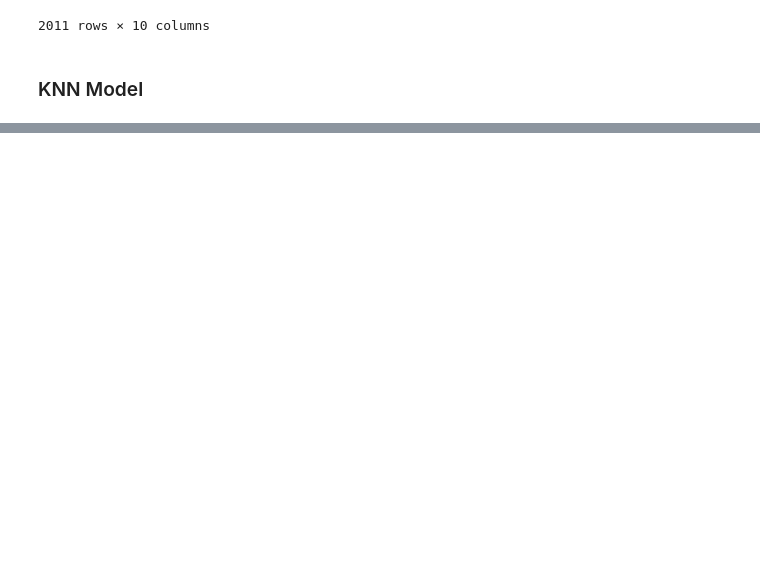
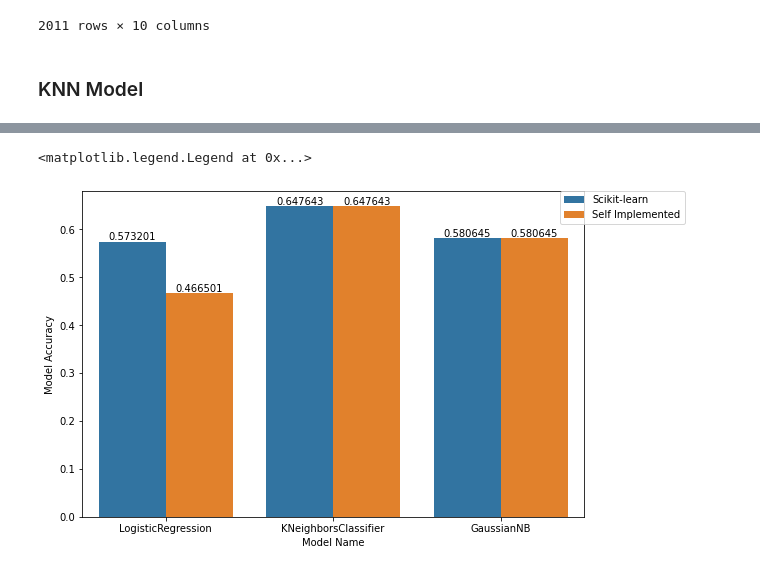
Before and after one commit to asmitasharmaa/KDD-Water_Potability_Project, a Jupyter notebook: KDD Project/water_potability_prediction.ipynb, the cells around one changed output, grey strips where cells are left out. Saved outputs shown, nothing was run; the diff lists cells and outputs as text; code cells hidden in the pictures; blank space fills up the shorter version.

```diff
--- a/KDD Project/water_potability_prediction.ipynb
+++ b/KDD Project/water_potability_prediction.ipynb
@@ -240,27 +294,0 @@ print(X_test)
-# %%
-
-# count = 2
-# for i in X_test:
-#     #print(i)
-#     prediction = predict_classification(data, i, 3)
-#     pred.append(prediction)
-#     count+=1
-
-
-for c in range(1, 11):
-    pred = []
-    for i in X_test:
-        prediction = predict_classification(data, i, c)
-        pred.append(prediction)
-
-    a = accuracy_score(y_test, pred)
-    print("Accuracy " + str(c), a)
-
-
-
-# train = [6.20969744e+00 1.69318505e+02 2.26107687e+04 4.87541388e+00
-#  3.27379938e+02 5.49276728e+02 1.70151180e+01 5.15055083e+01
-#  3.89376683e+00 0.00000000e+00]
-
-# test = [ 0.47944551  0.8667033   0.16253223 -0.77312264 -0.80833674 -0.47067121
-#  -0.28994207 -1.46600093 -1.89812298]
@@ -277,0 +295,10 @@ Accuracy 10 0.5905707196029777
+# %%
+model_results = []
+for i in range(3):
+    model_results.append([results_acc[i], result_name[i], "Self Implemented"])
+# %%
+res["Type"] = "Scikit-learn"
+for i in model_results:
+    res.loc[len(res) + 1] = i
+
+res
@@ -277,0 +313,11 @@ Accuracy 10 0.5905707196029777
+# %%
+from matplotlib import rcParams
+rcParams['figure.figsize'] = 9, 6
+
+ax = sns.barplot(x="Model Name", y="Model Accuracy", hue="Type", data=res, ci="sd", errwidth=0)
+for i in ax.containers:
+    ax.bar_label(i,)
+plt.legend( bbox_to_anchor=(1.2, 1), borderaxespad=0)
+# %% [output]
+<matplotlib.legend.Legend at 0x...>
+[figure, added]
```
Also changed, not shown: parts of 36 cells of this notebook, 8 other files.
